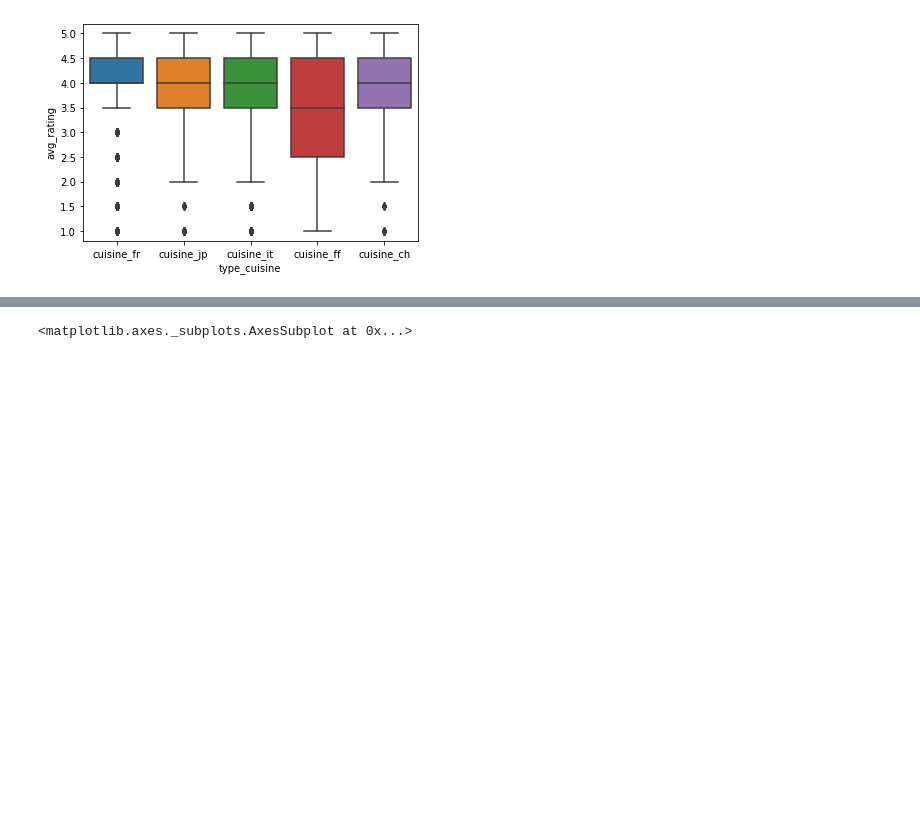
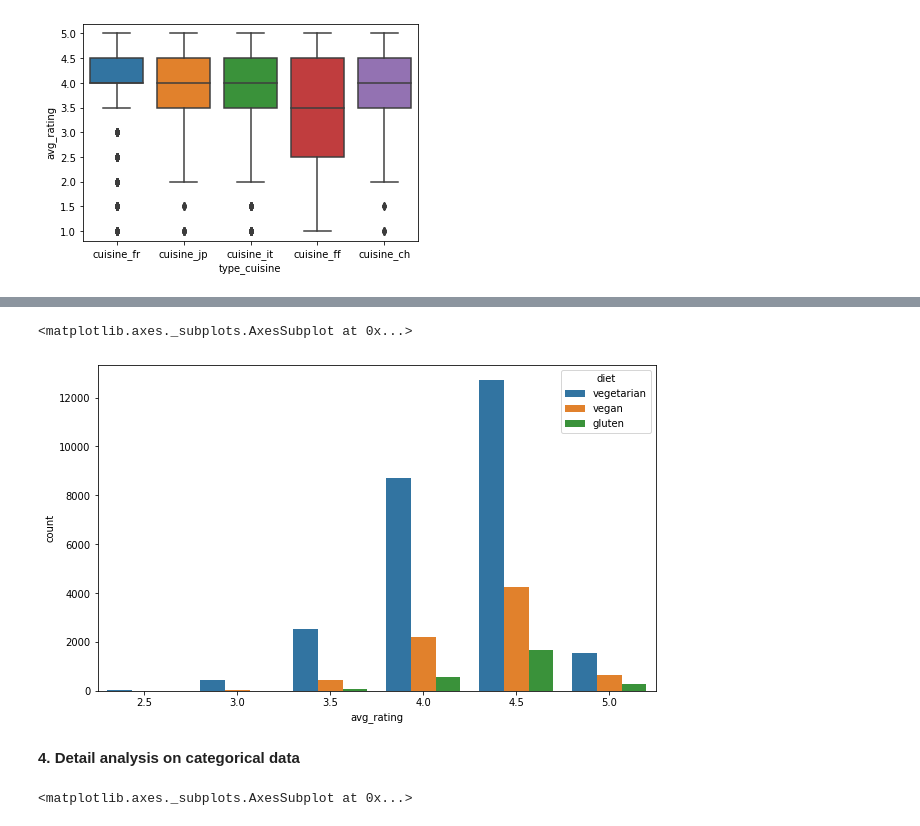
Before and after one commit to Julielebousse/tripadvisor_rating, a Jupyter notebook: Project2_Tripadvisor.ipynb, the cells around one changed output, grey strips where cells are left out. Saved outputs shown, nothing was run; the diff lists cells and outputs as text; code cells hidden in the pictures; blank space fills up the shorter version.

```diff
--- a/Project2_Tripadvisor.ipynb
+++ b/Project2_Tripadvisor.ipynb
@@ -181,3 +163,26 @@ rest_regime.plot.barh()
+# %%
+vega = restaurant[restaurant.vegan==1].groupby(by= ['avg_rating'])[['vegan']].count().reset_index()
+# %%
+glu = restaurant[restaurant.gluten==1].groupby(by= ['avg_rating'])[['gluten']].count().reset_index()
+# %%
+restaurant_3 = pd.merge(vege,vega,on='avg_rating')
+restaurant_3 = pd.merge(restaurant_3,glu,on='avg_rating')
+# %%
+rest_diet = restaurant_3.melt(id_vars = 'avg_rating',
+                                value_vars = ['vegetarian','vegan','gluten'],
+                                var_name = 'diet',
+                                value_name = 'count')
+# %%
+plt.figure(figsize = (10,6))
+sns.barplot(data=rest_diet,
+            x='avg_rating',
+            y='count',
+            hue='diet')
+# %% [output]
+<matplotlib.axes._subplots.AxesSubplot at 0x...>
+[figure, added]
+# %% [markdown]
+**4. Detail analysis on categorical data**
 # %%
 plt.xticks(rotation=90)
 sns.boxplot(data=restaurant_2,
```
Also changed, not shown: parts of 29 cells of this notebook.
